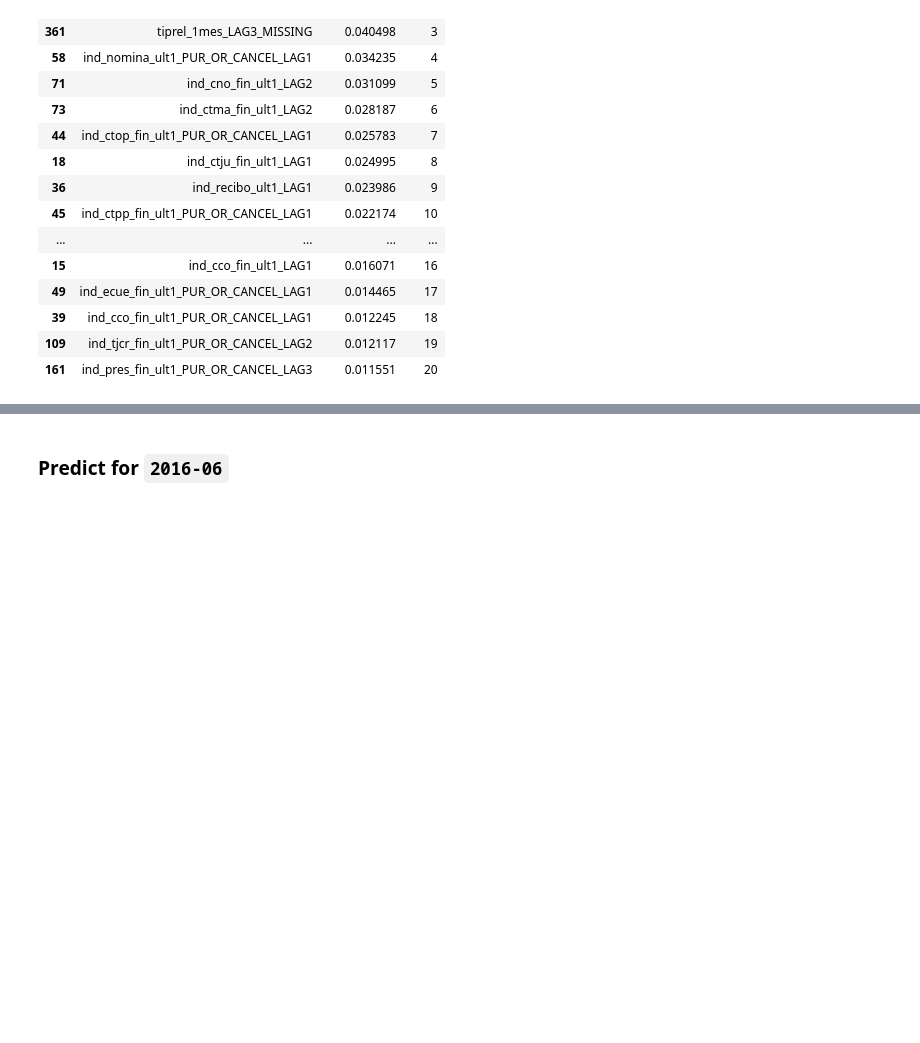
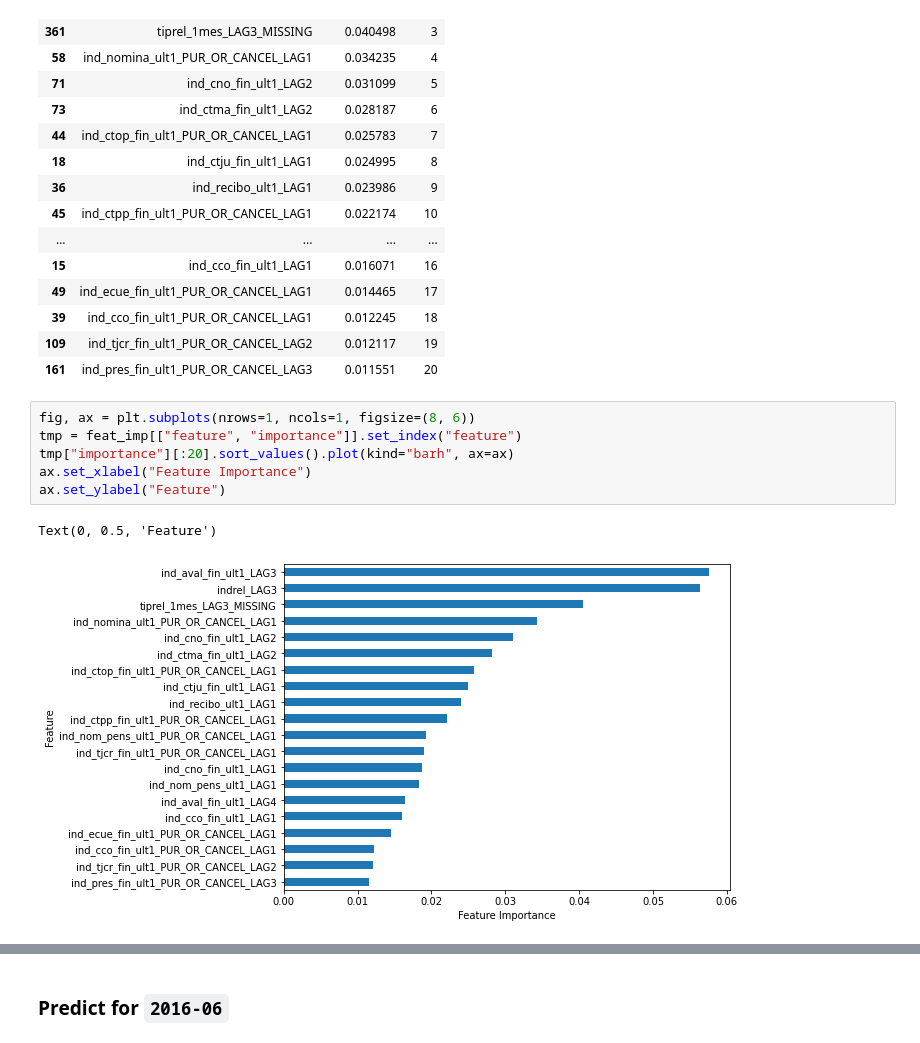
Before and after one commit to nguyentrunghai/Kaggle_projects, a Jupyter notebook: Santander_Product_Recomendation/ML_models.ipynb, the cells around one changed output, grey strips where cells are left out. Saved outputs shown, nothing was run; the diff lists cells and outputs as text; blank space fills up the shorter version.

Commit message:
updaplot feature importance

```diff
--- a/Santander_Product_Recomendation/ML_models.ipynb
+++ b/Santander_Product_Recomendation/ML_models.ipynb
@@ -860,3 +860,12 @@ feat_imp.head(20)
 | 39 | ind_cco_fin_ult1_PUR_OR_CANCEL_LAG1 | 0.012245 | 18 |
 | 109 | ind_tjcr_fin_ult1_PUR_OR_CANCEL_LAG2 | 0.012117 | 19 |
 | 161 | ind_pres_fin_ult1_PUR_OR_CANCEL_LAG3 | 0.011551 | 20 |
+# %%
+fig, ax = plt.subplots(nrows=1, ncols=1, figsize=(8, 6))
+tmp = feat_imp[["feature", "importance"]].set_index("feature")
+tmp["importance"][:20].sort_values().plot(kind="barh", ax=ax)
+ax.set_xlabel("Feature Importance")
+ax.set_ylabel("Feature")
+# %% [output]
+Text(0, 0.5, 'Feature')
+[figure, added]
```
Also changed, not shown: parts of 1 cell of this notebook.
